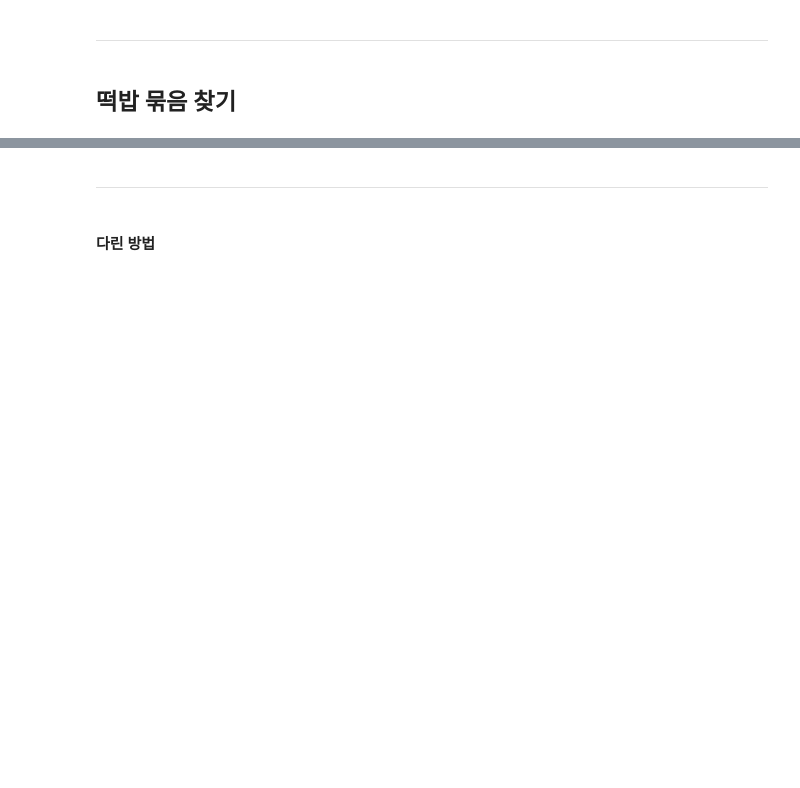
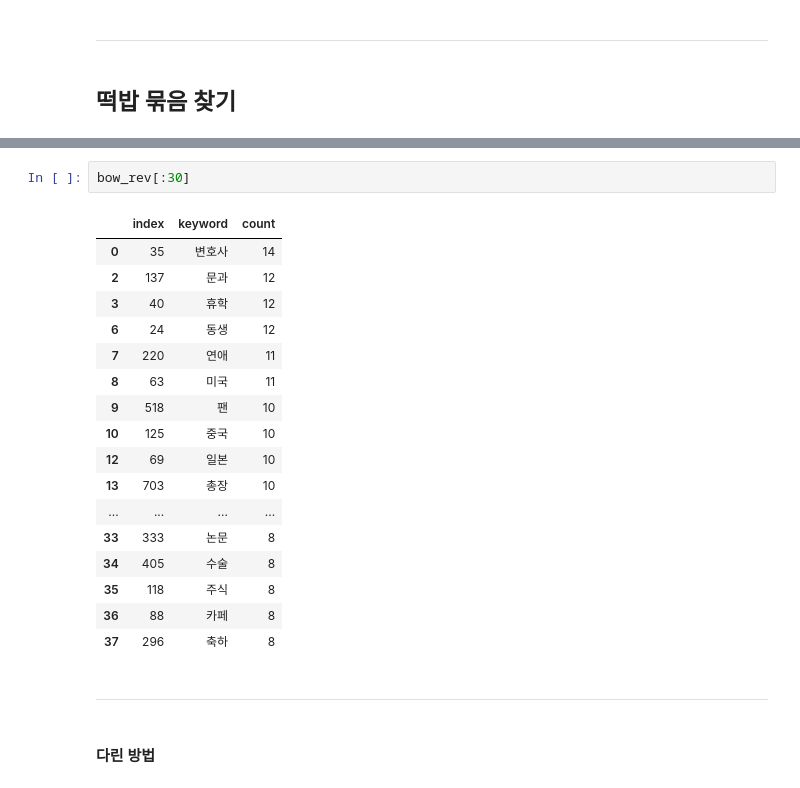
Before and after one commit to JourneyKo/ssodam, a Jupyter notebook: topic_more.ipynb, the cells around one changed output, grey strips where cells are left out. Saved outputs shown, nothing was run; the diff lists cells and outputs as text; blank space fills up the shorter version.

```diff
--- a/topic_more.ipynb
+++ b/topic_more.ipynb
@@ -324,3 +549,23 @@ count
+# %%
+bow_rev[:30]
+# %% [output]
+|  | index | keyword | count |
+| 0 | 35 | 변호사 | 14 |
+| 2 | 137 | 문과 | 12 |
+| 3 | 40 | 휴학 | 12 |
+| 6 | 24 | 동생 | 12 |
+| 7 | 220 | 연애 | 11 |
+| 8 | 63 | 미국 | 11 |
+| 9 | 518 | 팬 | 10 |
+| 10 | 125 | 중국 | 10 |
+| 12 | 69 | 일본 | 10 |
+| 13 | 703 | 총장 | 10 |
+| ... | ... | ... | ... |
+| 33 | 333 | 논문 | 8 |
+| 34 | 405 | 수술 | 8 |
+| 35 | 118 | 주식 | 8 |
+| 36 | 88 | 카페 | 8 |
+| 37 | 296 | 축하 | 8 |
 # %% [markdown]
 ---
 # %% [markdown]
```
Also changed, not shown: parts of 46 cells of this notebook, 3 other files.
